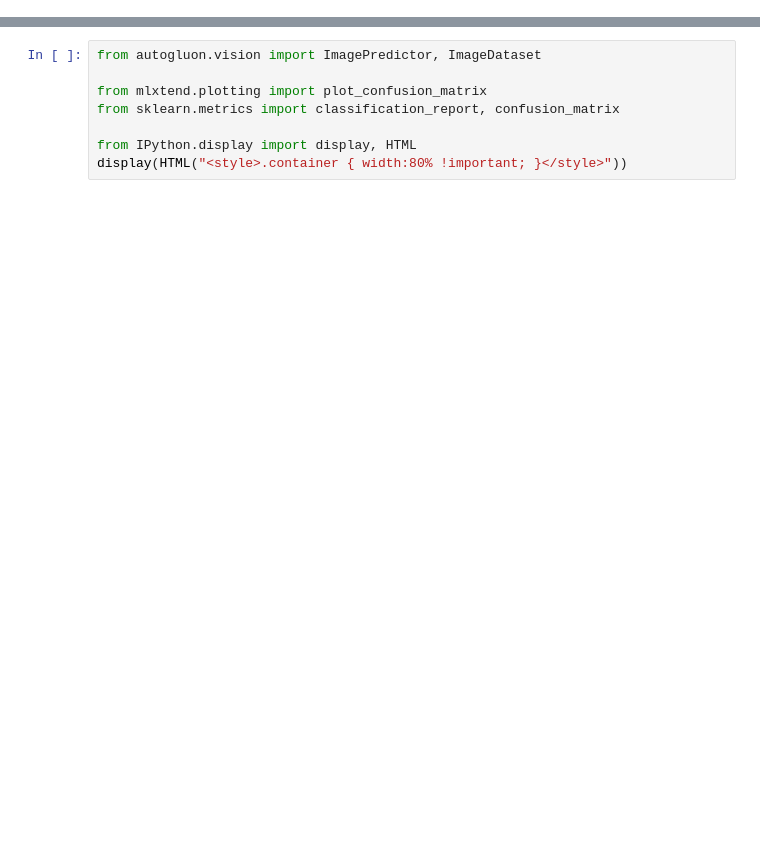
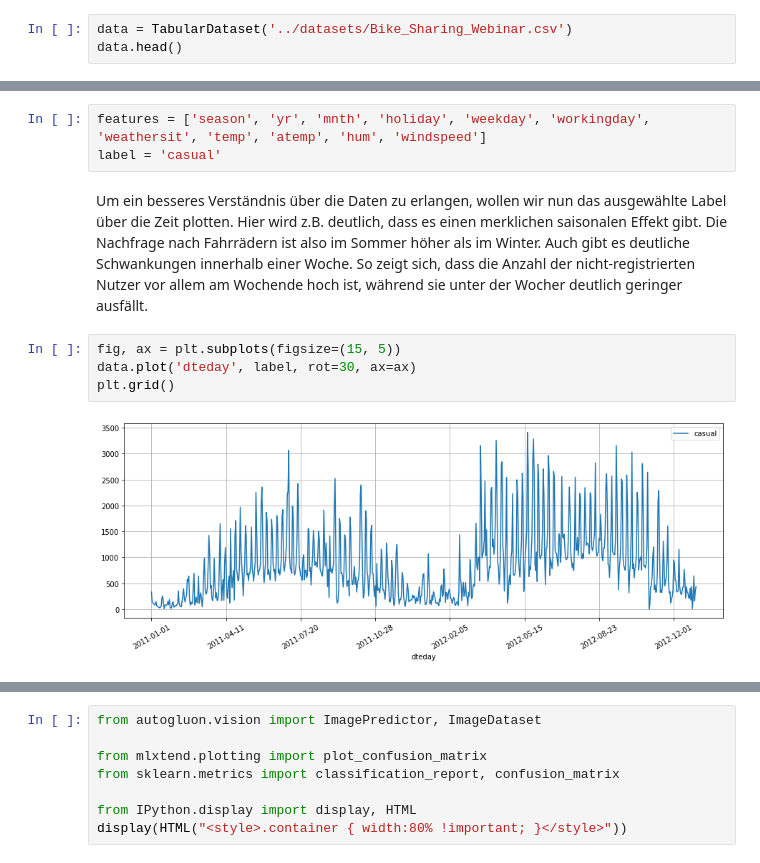
Before and after one commit to IIS-KI-Tutorials/KI-Tutorials, a Jupyter notebook: AutoML Tutorials.ipynb, the cells around one changed output, grey strips where cells are left out. Saved outputs shown, nothing was run; the diff lists cells and outputs as text; blank space fills up the shorter version.

```diff
--- a/automl/3_Metallgussteile_Bildklassifizierung.ipynb
+++ b/AutoML Tutorials.ipynb
@@ -21,0 +62,3 @@ In diesem Beispiel verwenden wir das AutoML-Framework AutoGluon. Da es sich bei
+# %%
+data = TabularDataset('../datasets/Bike_Sharing_Webinar.csv')
+data.head()
@@ -21,0 +109,11 @@ In diesem Beispiel verwenden wir das AutoML-Framework AutoGluon. Da es sich bei
+# %%
+features = ['season', 'yr', 'mnth', 'holiday', 'weekday', 'workingday', 'weathersit', 'temp', 'atemp', 'hum', 'windspeed']
+label = 'casual'
+# %% [markdown]
+Um ein besseres Verständnis über die Daten zu erlangen, wollen wir nun das ausgewählte Label über die Zeit plotten. Hier wird z.B. deutlich, dass es einen merklichen saisonalen Effekt gibt. Die Nachfrage nach Fahrrädern ist also im Sommer höher als im Winter. Auch gibt es deutliche Schwankungen innerhalb einer Woche. So zeigt sich, dass die Anzahl der nicht-registrierten Nutzer vor allem am Wochende hoch ist, während sie unter der Wocher deutlich geringer ausfällt.
+# %%
+fig, ax = plt.subplots(figsize=(15, 5))
+data.plot('dteday', label, rot=30, ax=ax)
+plt.grid()
+# %% [output]
+[figure, added]
```
Also changed, not shown: parts of 88 cells of this notebook, 2 other files.
